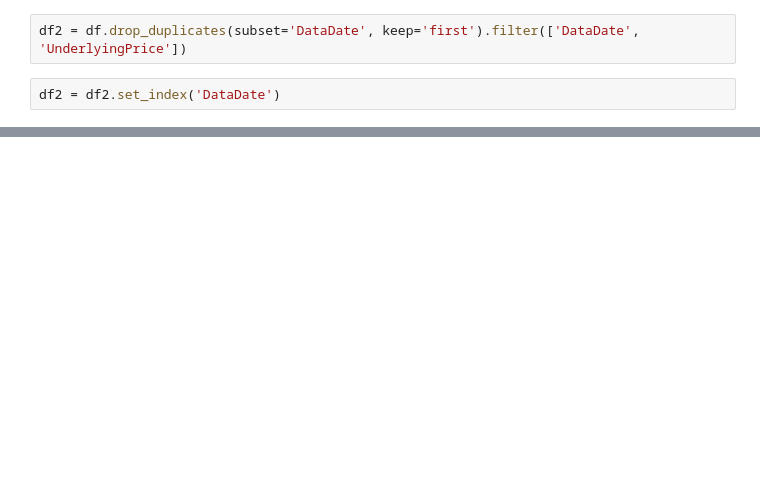
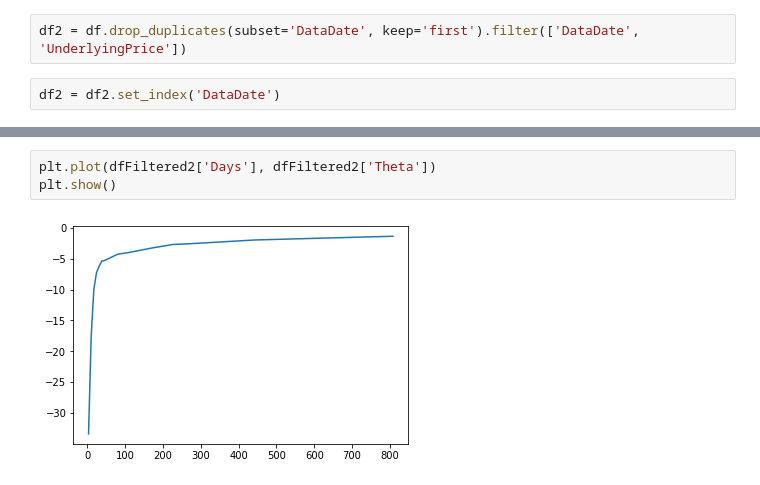
Before and after one commit to su23/WquProfitingFromTimeDecayAnalysis, a Jupyter notebook: analysis2.ipynb, the cells around one changed output, grey strips where cells are left out. Drawn from its saved outputs; the diff is of its cells as text; blank space fills up the shorter version.

```diff
--- a/analysis2.ipynb
+++ b/analysis2.ipynb
@@ -42,0 +97,5 @@ plt.show()
+# %%
+plt.plot(dfFiltered2['Days'], dfFiltered2['Theta'])
+plt.show()
+# %% [output]
+[figure, added]
```
Also changed, not shown: parts of 17 cells of this notebook, 3 other files.
